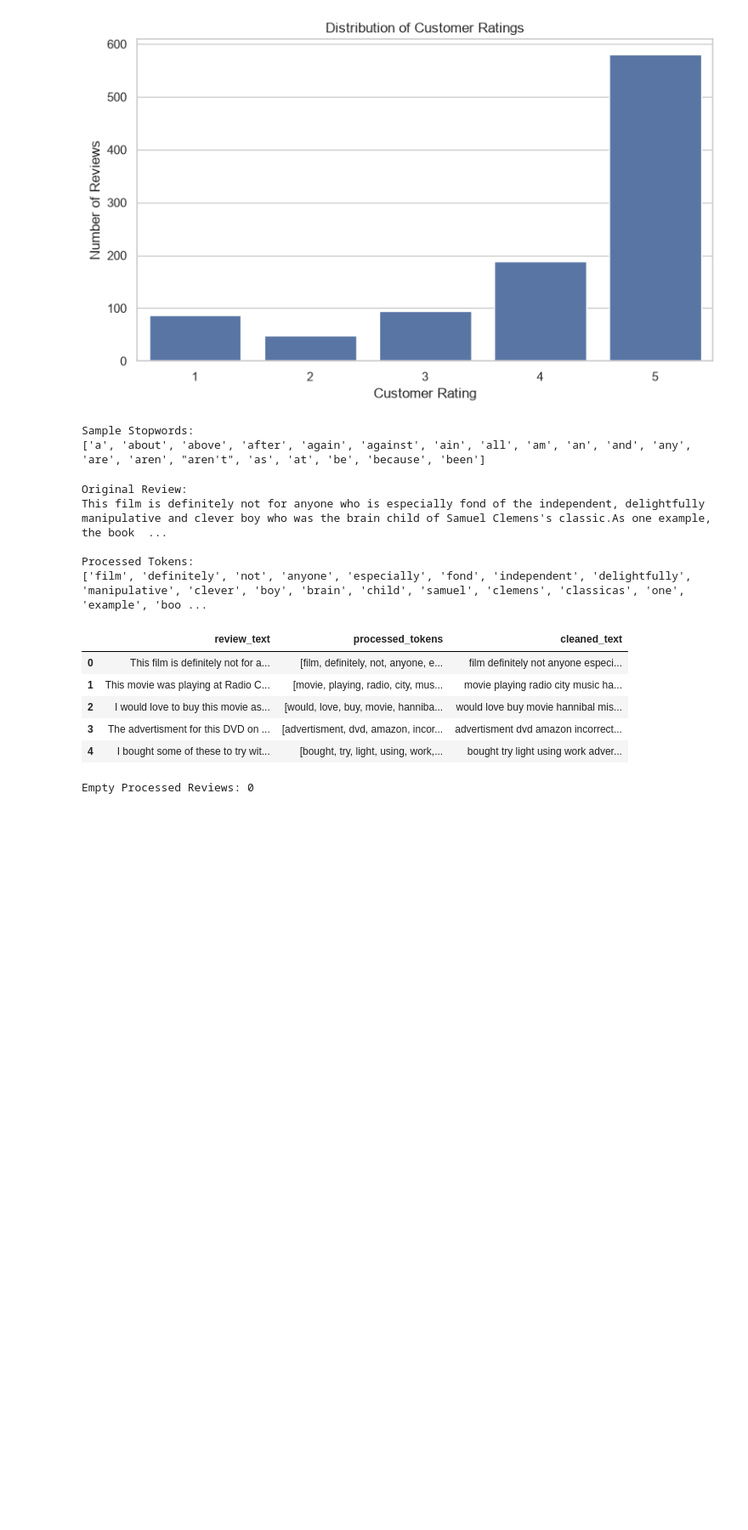
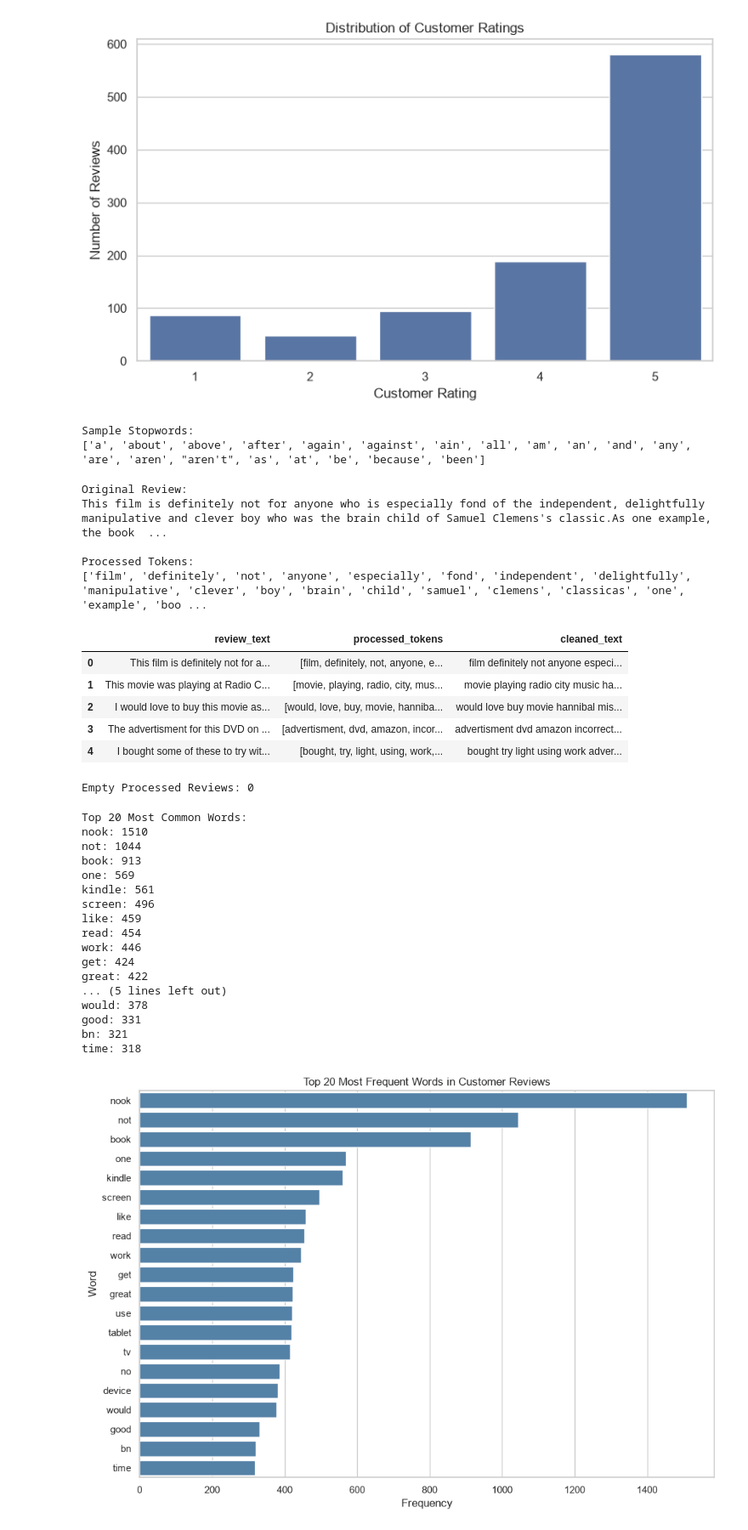
Before and after one commit to ngunjirikevin/analytics-firm-client-projects, a Jupyter notebook: analytics_firm_clients.ipynb, the cells around one changed output. Shown at 85% size. Cells and saved outputs as stored; diff of their text form; code cells hidden in the pictures; blank space fills up the shorter version.

Commit message:
feat: add word frequency analysis and its visualization

```diff
--- a/analytics_firm_clients.ipynb
+++ b/analytics_firm_clients.ipynb
@@ -301,3 +301,77 @@ print(
 | 3 | The advertisment for this DVD on ... | [advertisment, dvd, amazon, incor... | advertisment dvd amazon incorrect... |
 | 4 | I bought some of these to try wit... | [bought, try, light, using, work,... | bought try light using work adver... |
 Empty Processed Reviews: 0
+# %%
+# 1.7. Word Frequency Analysis
+
+# Purpose:
+# Identify the words appearing most frequently
+# across all customer reviews.
+
+
+# 1. Combine tokens from all reviews
+all_tokens = [
+    token
+    for document in df['processed_tokens']
+    for token in document
+]
+
+# 2. Count how frequently each word appears
+word_counts = Counter(all_tokens)
+
+# 3. Identify the 20 most common words
+top_20_words = word_counts.most_common(20)
+
+# 4. Display results
+print("Top 20 Most Common Words:")
+
+for word, frequency in top_20_words:
+    print(f"{word}: {frequency}")
+
+
+# 1.8. Word Frequency Visualization
+
+
+# 1. Convert frequency results into a DataFrame
+word_freq_df = pd.DataFrame(
+    top_20_words,
+    columns=['Word', 'Frequency']
+)
+
+# 2. Create the visualization
+plt.figure(figsize=(10, 7))
+
+sns.barplot(
+    data=word_freq_df,
+    x='Frequency',
+    y='Word',
+    color='steelblue'
+)
+
+# 3. Add labels
+plt.title('Top 20 Most Frequent Words in Customer Reviews')
+plt.xlabel('Frequency')
+plt.ylabel('Word')
+
+# 4. Display the chart
+plt.tight_layout()
+plt.show()
+# %% [output]
+Top 20 Most Common Words:
+nook: 1510
+not: 1044
+book: 913
+one: 569
+kindle: 561
+screen: 496
+like: 459
+read: 454
+work: 446
+get: 424
+great: 422
+... (5 lines left out)
+would: 378
+good: 331
+bn: 321
+time: 318
+[figure, added]
```
